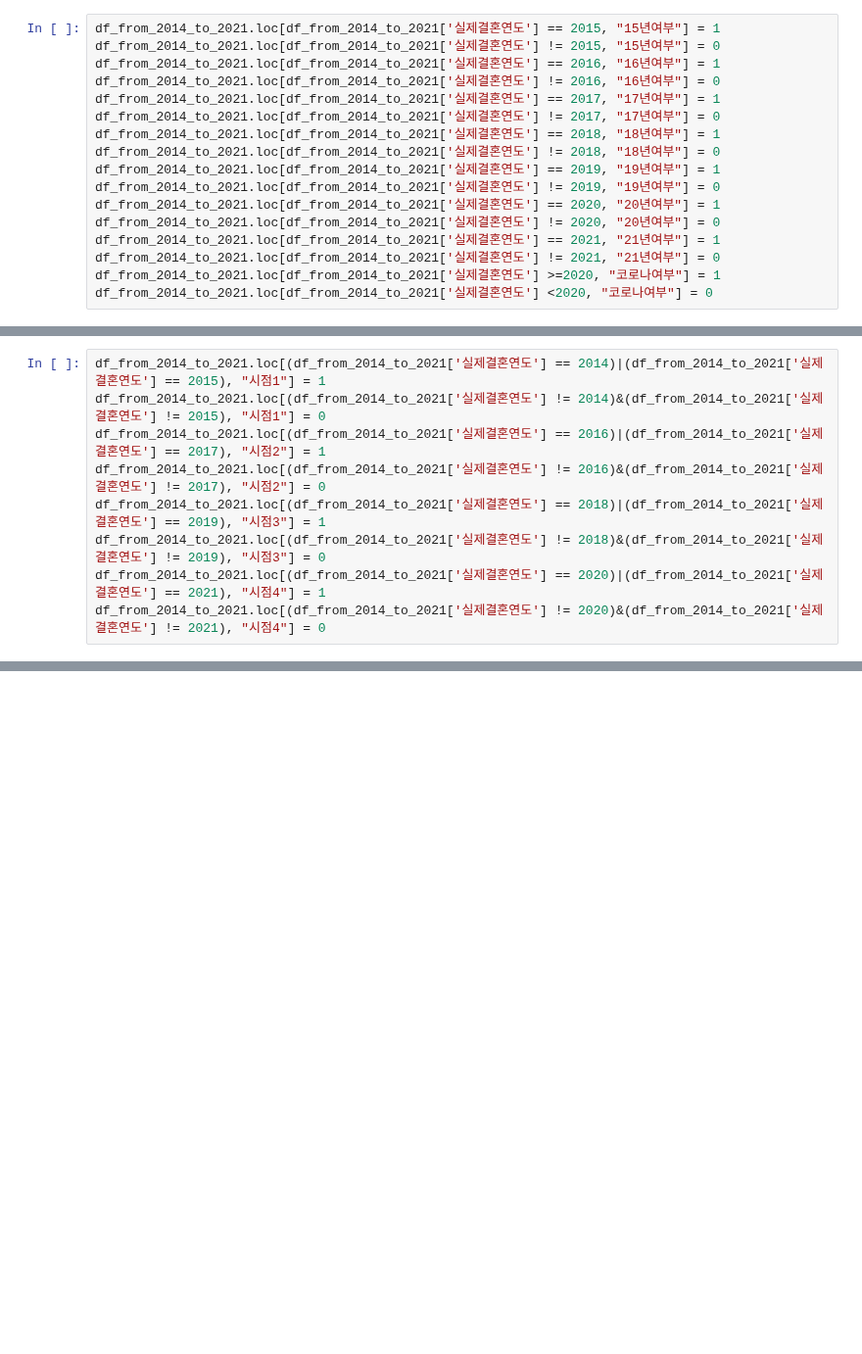
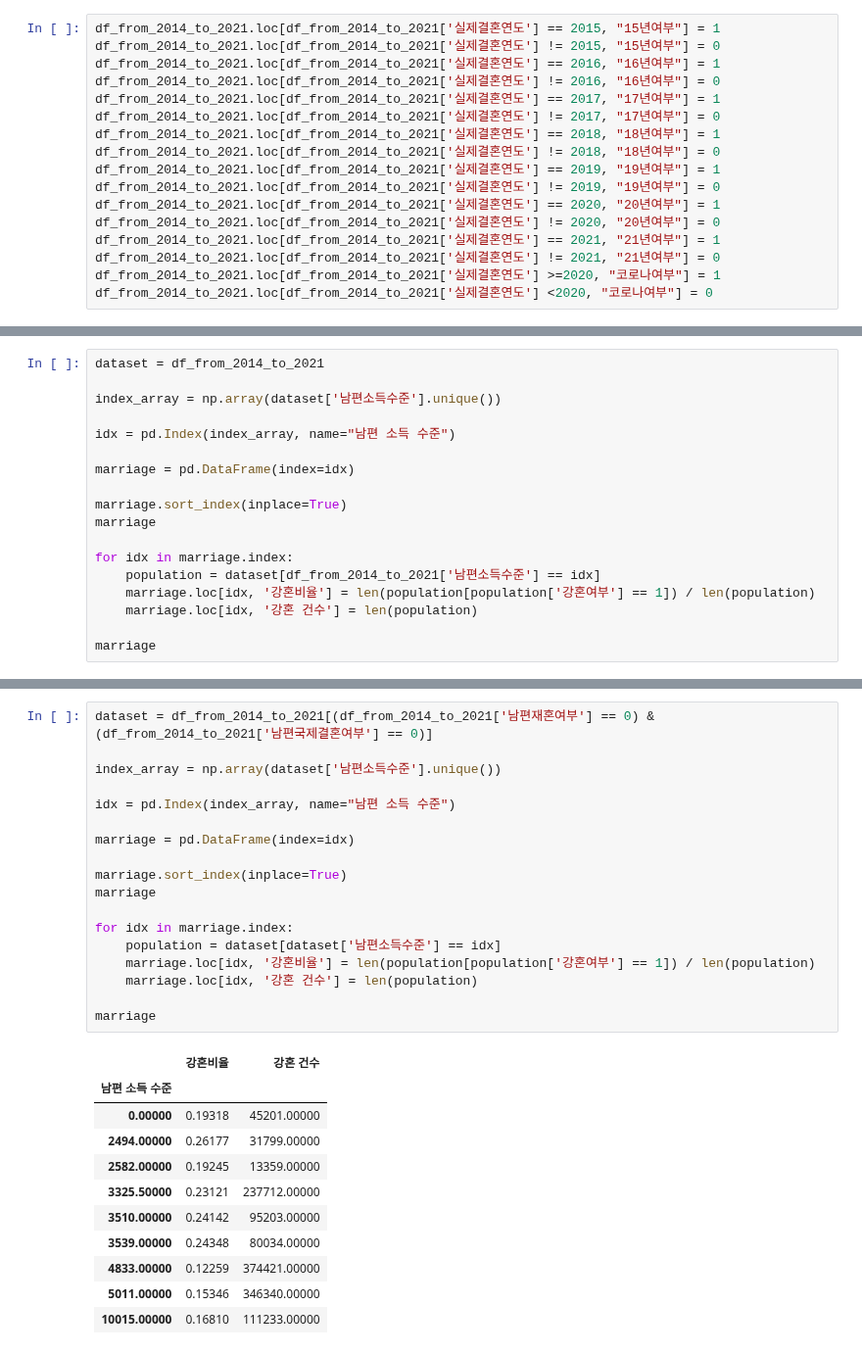
Before and after one commit to ohMinyoung22/science_project, a Jupyter notebook: eda/kanghon.ipynb, the cells around one changed output, grey strips where cells are left out. Shown at 98% size. Drawn from its saved outputs; the diff is of its cells as text; blank space fills up the shorter version.

```diff
--- a/eda/kanghon.ipynb
+++ b/eda/kanghon.ipynb
@@ -398,9 +307,0 @@ plt.show()
-# %%
-df_from_2014_to_2021.loc[(df_from_2014_to_2021['실제결혼연도'] == 2014)|(df_from_2014_to_2021['실제결혼연도'] == 2015), "시점1"] = 1
-df_from_2014_to_2021.loc[(df_from_2014_to_2021['실제결혼연도'] != 2014)&(df_from_2014_to_2021['실제결혼연도'] != 2015), "시점1"] = 0
-df_from_2014_to_2021.loc[(df_from_2014_to_2021['실제결혼연도'] == 2016)|(df_from_2014_to_2021['실제결혼연도'] == 2017), "시점2"] = 1
-df_from_2014_to_2021.loc[(df_from_2014_to_2021['실제결혼연도'] != 2016)&(df_from_2014_to_2021['실제결혼연도'] != 2017), "시점2"] = 0
-df_from_2014_to_2021.loc[(df_from_2014_to_2021['실제결혼연도'] == 2018)|(df_from_2014_to_2021['실제결혼연도'] == 2019), "시점3"] = 1
-df_from_2014_to_2021.loc[(df_from_2014_to_2021['실제결혼연도'] != 2018)&(df_from_2014_to_2021['실제결혼연도'] != 2019), "시점3"] = 0
-df_from_2014_to_2021.loc[(df_from_2014_to_2021['실제결혼연도'] == 2020)|(df_from_2014_to_2021['실제결혼연도'] == 2021), "시점4"] = 1
-df_from_2014_to_2021.loc[(df_from_2014_to_2021['실제결혼연도'] != 2020)&(df_from_2014_to_2021['실제결혼연도'] != 2021), "시점4"] = 0
@@ -655,0 +523,18 @@ newDf
+# %%
+dataset = df_from_2014_to_2021
+
+index_array = np.array(dataset['남편소득수준'].unique())
+
+idx = pd.Index(index_array, name="남편 소득 수준")
+
+marriage = pd.DataFrame(index=idx)
+
+marriage.sort_index(inplace=True)
+marriage
+
+for idx in marriage.index:
+    population = dataset[df_from_2014_to_2021['남편소득수준'] == idx]
+    marriage.loc[idx, '강혼비율'] = len(population[population['강혼여부'] == 1]) / len(population)
+    marriage.loc[idx, '강혼 건수'] = len(population)
+
+marriage
@@ -655,0 +553,30 @@ newDf
+# %%
+dataset = df_from_2014_to_2021[(df_from_2014_to_2021['남편재혼여부'] == 0) & (df_from_2014_to_2021['남편국제결혼여부'] == 0)]
+
+index_array = np.array(dataset['남편소득수준'].unique())
+
+idx = pd.Index(index_array, name="남편 소득 수준")
+
+marriage = pd.DataFrame(index=idx)
+
+marriage.sort_index(inplace=True)
+marriage
+
+for idx in marriage.index:
+    population = dataset[dataset['남편소득수준'] == idx]
+    marriage.loc[idx, '강혼비율'] = len(population[population['강혼여부'] == 1]) / len(population)
+    marriage.loc[idx, '강혼 건수'] = len(population)
+
+marriage
+# %% [output]
+|  | 강혼비율 | 강혼 건수 |
+| 남편 소득 수준 |  |  |
+| 0.00000 | 0.19318 | 45201.00000 |
+| 2494.00000 | 0.26177 | 31799.00000 |
+| 2582.00000 | 0.19245 | 13359.00000 |
+| 3325.50000 | 0.23121 | 237712.00000 |
+| 3510.00000 | 0.24142 | 95203.00000 |
+| 3539.00000 | 0.24348 | 80034.00000 |
+| 4833.00000 | 0.12259 | 374421.00000 |
+| 5011.00000 | 0.15346 | 346340.00000 |
+| 10015.00000 | 0.16810 | 111233.00000 |
```
Also changed, not shown: parts of 29 cells of this notebook.
